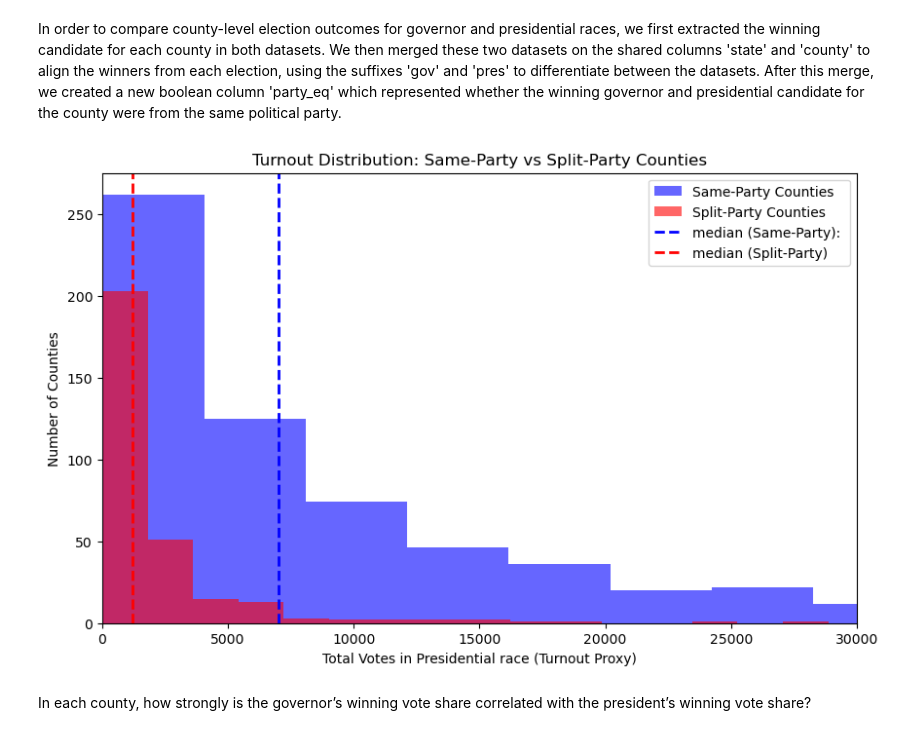
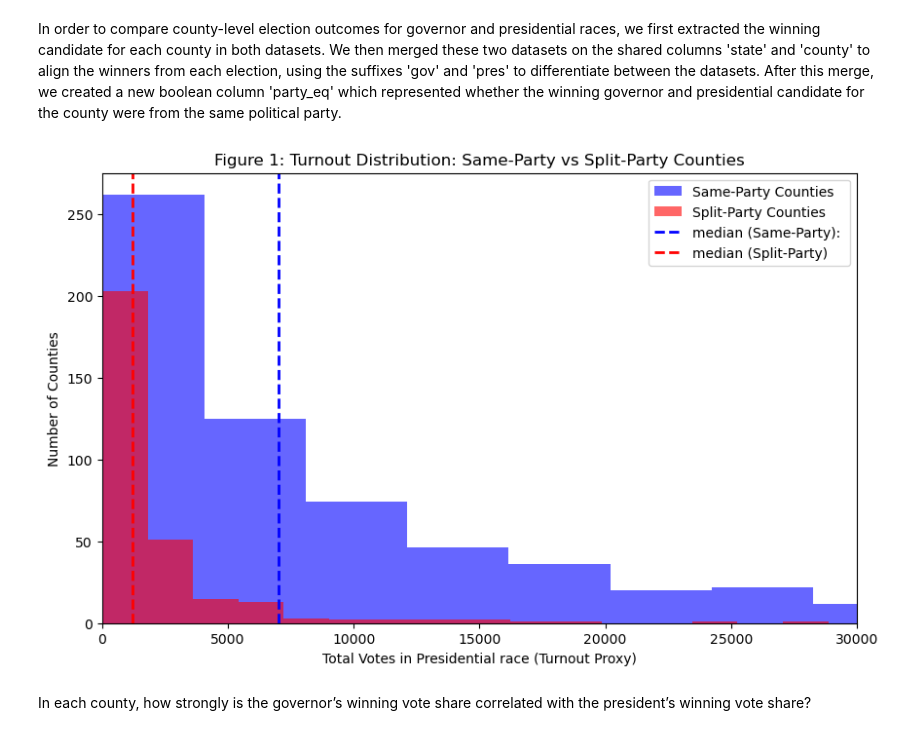
Before and after one commit to HenrySpin/QTM151Final, a Jupyter notebook: Final Project/Final.ipynb, the cells around one changed output. Saved outputs shown, nothing was run; the diff lists cells and outputs as text; code cells hidden in the pictures.

```diff
--- a/Final Project/Final.ipynb
+++ b/Final Project/Final.ipynb
@@ -124,35 +124,35 @@ plt.hist(
     label='Same-Party Counties',
     color='blue'
 )
 
 #SPLIT
 plt.hist(
     split['total_votes_pres'],
     bins=300,
     alpha=0.6,
     label='Split-Party Counties',
     color='red'
 )
 
 #Line represents median voters for same party voting counties
 plt.axvline(same_median,  color='blue', linestyle='--', linewidth=2,
             label=f"median (Same-Party): ")
 
 
 #Line represents median voters for same split voting counties
 plt.axvline(split_median, color='red',  linestyle='--', linewidth=2,
             label=f"median (Split-Party)")
 
 plt.xlabel("Total Votes in Presidential race (Turnout Proxy)")
 plt.ylabel("Number of Counties")
-plt.title("Turnout Distribution: Same-Party vs Split-Party Counties")
+plt.title("Figure 1: Turnout Distribution: Same-Party vs Split-Party Counties")
 # Only visualizing votes up to 30,000 for simplicity.
 # Some counties are far beyond 30,000; however, these counties are still accounted for in the median.
 plt.xlim(0, 30000)
 plt.legend()
 plt.show()
 # %% [output]
-[figure, old version]
+[figure, new version]
 # %% [markdown]
 In each county, how strongly is the governor’s winning vote share correlated with the president’s winning vote share?
 # %% [markdown]
```
Also changed, not shown: parts of 3 cells of this notebook.
